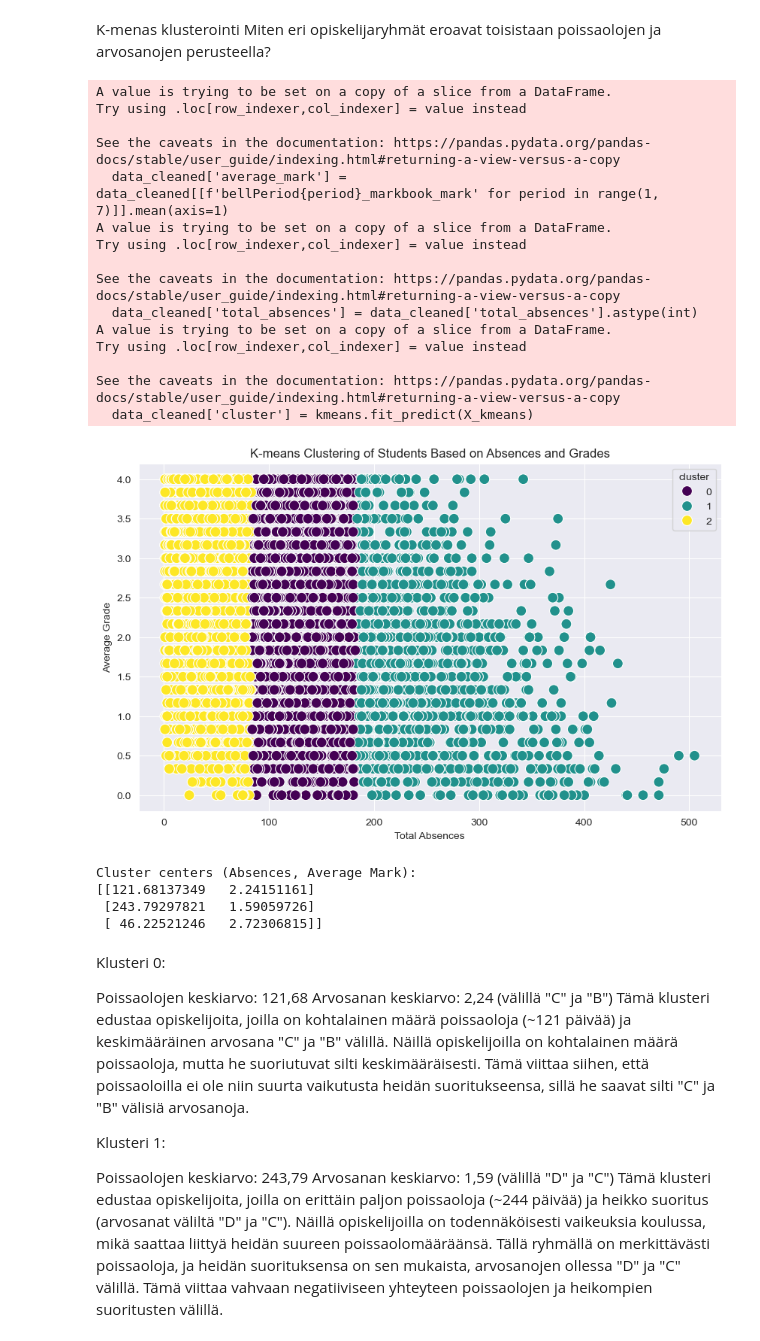
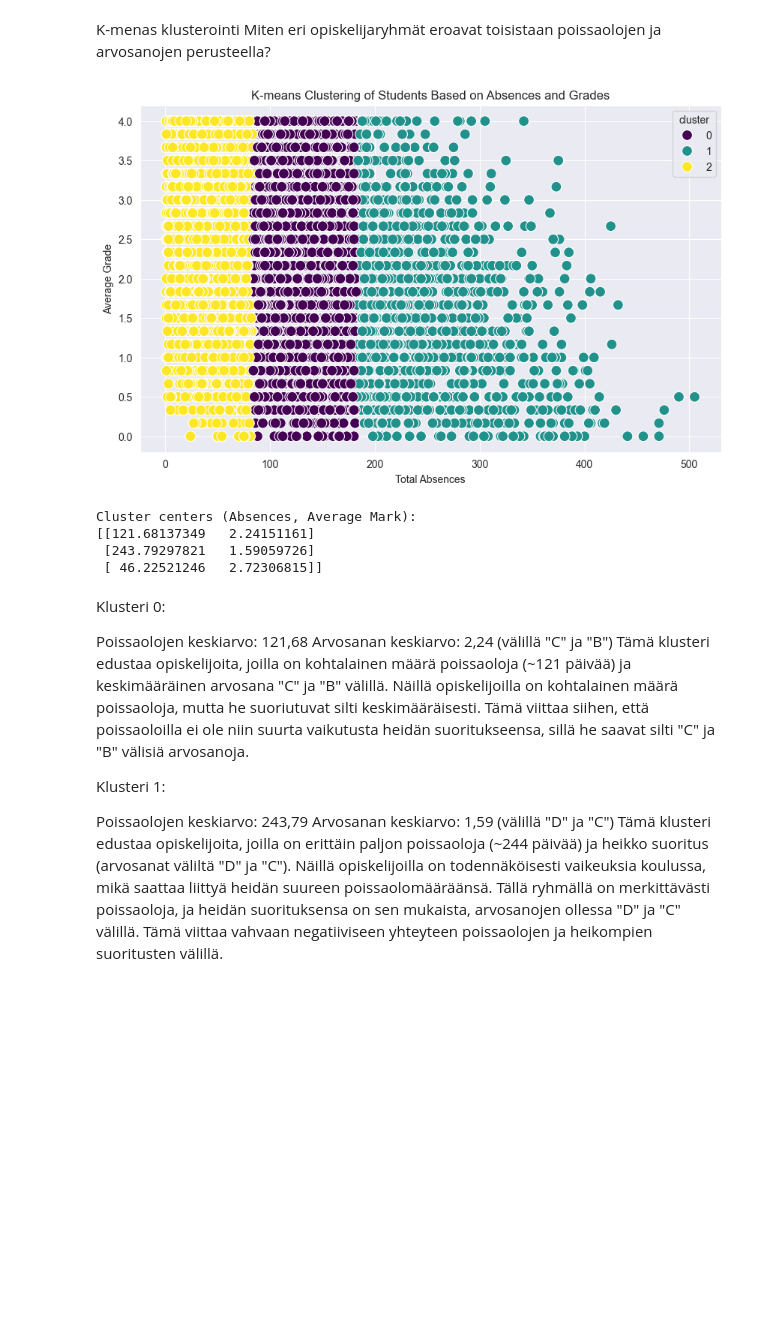
Before and after one commit to Agrinsadon/HighSchoolAttendance-Project, a Jupyter notebook: main.ipynb, the cells around one changed output. Saved outputs shown, nothing was run; the diff lists cells and outputs as text; code cells hidden in the pictures; blank space fills up the shorter version.

Commit message:
Korjaus liittyen Pandasin SettingWithCopyWarning-varoitukseen

```diff
--- a/main.ipynb
+++ b/main.ipynb
@@ -185,57 +185,42 @@ grade_mapping = {'A': 4, 'B': 3, 'C': 2, 'D': 1, 'F': 0}
 # Convert the letter grades to numeric equivalents for all bell periods
 for period in range(1, 7):
     column_name = f'bellPeriod{period}_markbook_mark'
     data[column_name] = data[column_name].map(grade_mapping)
 
 # Drop rows with missing values in any of the grade columns (after mapping)
-data_cleaned = data.dropna(subset=[f'bellPeriod{period}_markbook_mark' for period in range(1, 7)])
+data_cleaned = data.dropna(subset=[f'bellPeriod{period}_markbook_mark' for period in range(1, 7)]).copy()
 
 # Calculate the average mark across all periods
-data_cleaned['average_mark'] = data_cleaned[[f'bellPeriod{period}_markbook_mark' for period in range(1, 7)]].mean(axis=1)
+data_cleaned.loc[:, 'average_mark'] = data_cleaned[[f'bellPeriod{period}_markbook_mark' for period in range(1, 7)]].mean(axis=1)
 
 # Ensure 'total_absences' is an integer
-data_cleaned['total_absences'] = data_cleaned['total_absences'].astype(int)
+data_cleaned.loc[:, 'total_absences'] = data_cleaned['total_absences'].astype(int)
 
 # Prepare the data for clustering (use total_absences and average_mark)
 X_kmeans = data_cleaned[['total_absences', 'average_mark']]
 
 # Apply K-means clustering with 3 clusters
 kmeans = KMeans(n_clusters=3, random_state=42)
-data_cleaned['cluster'] = kmeans.fit_predict(X_kmeans)
+data_cleaned.loc[:, 'cluster'] = kmeans.fit_predict(X_kmeans)
 
 # Visualize the clusters
 plt.figure(figsize=(10, 6))
 sns.scatterplot(x='total_absences', y='average_mark', hue='cluster', data=data_cleaned, palette='viridis', s=100)
 plt.title('K-means Clustering of Students Based on Absences and Grades')
 plt.xlabel('Total Absences')
 plt.ylabel('Average Grade')
 plt.grid(True)
 plt.show()
 
 # Optional: Analyze the centers of each cluster
 print("Cluster centers (Absences, Average Mark):")
 print(kmeans.cluster_centers_)
 # %% [output]
+[figure]
-A value is trying to be set on a copy of a slice from a DataFrame.
-Try using .loc[row_indexer,col_indexer] = value instead
-
-See the caveats in the documentation: https://pandas.pydata.org/pandas-docs/stable/user_guide/indexing.html#returning-a-view-versus-a-copy
-  data_cleaned['average_mark'] = data_cleaned[[f'bellPeriod{period}_markbook_mark' for period in range(1, 7)]].mean(axis=1)
-A value is trying to be set on a copy of a slice from a DataFrame.
-Try using .loc[row_indexer,col_indexer] = value instead
-
-See the caveats in the documentation: https://pandas.pydata.org/pandas-docs/stable/user_guide/indexing.html#returning-a-view-versus-a-copy
-  data_cleaned['total_absences'] = data_cleaned['total_absences'].astype(int)
-A value is trying to be set on a copy of a slice from a DataFrame.
-Try using .loc[row_indexer,col_indexer] = value instead
-
-See the caveats in the documentation: https://pandas.pydata.org/pandas-docs/stable/user_guide/indexing.html#returning-a-view-versus-a-copy
-  data_cleaned['cluster'] = kmeans.fit_predict(X_kmeans)
+Cluster centers (Absences, Average Mark):
+[[121.68137349   2.24151161]
+ [243.79297821   1.59059726]
+ [ 46.22521246   2.72306815]]
-[figure]
-Cluster centers (Absences, Average Mark):
-[[121.68137349   2.24151161]
- [243.79297821   1.59059726]
- [ 46.22521246   2.72306815]]
 # %% [markdown]
 Klusteri 0:
 
```
Also changed, not shown: parts of 1 cell of this notebook.
